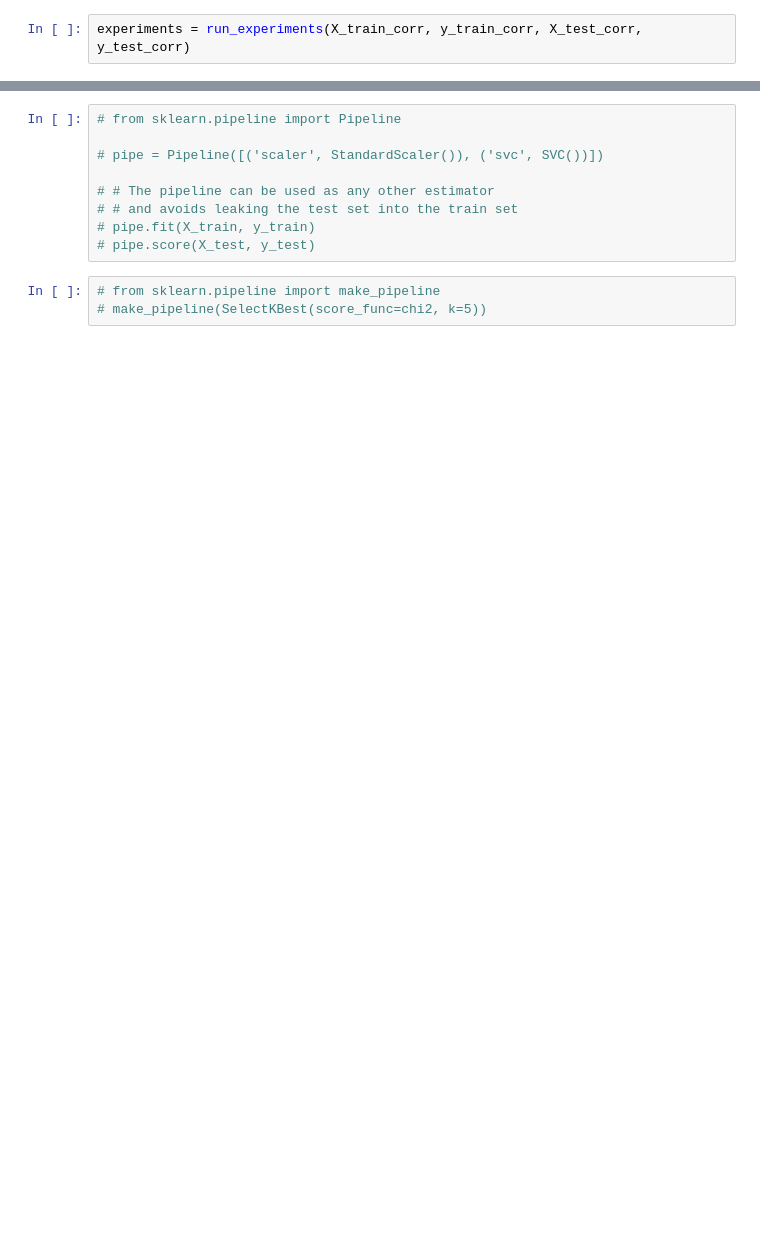
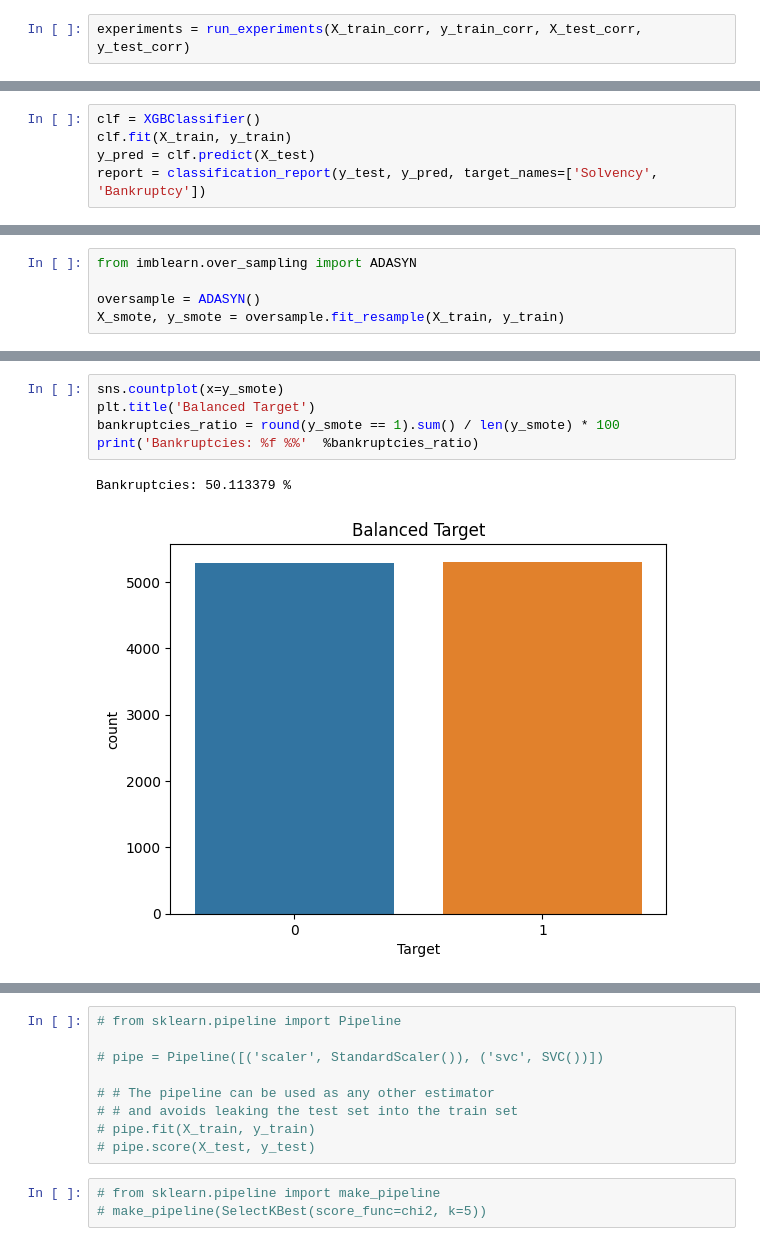
Before and after one commit to BecayeSoft/Anti-Bankruptcy, a Jupyter notebook: Taiwan-Bankruptcy.ipynb, the cells around one changed output, grey strips where cells are left out. Saved outputs shown, nothing was run; the diff lists cells and outputs as text; blank space fills up the shorter version.

```diff
--- a/Taiwan-Bankruptcy.ipynb
+++ b/Taiwan-Bankruptcy.ipynb
@@ -660,0 +647,5 @@ XGBoost has the best accuracy and is not slow on this dataset at all. So it will
+# %%
+clf = XGBClassifier()
+clf.fit(X_train, y_train)
+y_pred = clf.predict(X_test)
+report = classification_report(y_test, y_pred, target_names=['Solvency', 'Bankruptcy'])
@@ -660,0 +669,5 @@ XGBoost has the best accuracy and is not slow on this dataset at all. So it will
+# %%
+from imblearn.over_sampling import ADASYN
+
+oversample = ADASYN()
+X_smote, y_smote = oversample.fit_resample(X_train, y_train)
@@ -660,0 +684,8 @@ XGBoost has the best accuracy and is not slow on this dataset at all. So it will
+# %%
+sns.countplot(x=y_smote)
+plt.title('Balanced Target')
+bankruptcies_ratio = round(y_smote == 1).sum() / len(y_smote) * 100
+print('Bankruptcies: %f %%'  %bankruptcies_ratio)
+# %% [output]
+Bankruptcies: 50.113379 %
+[figure, added]
```
Also changed, not shown: parts of 32 cells of this notebook, 2 other files.
